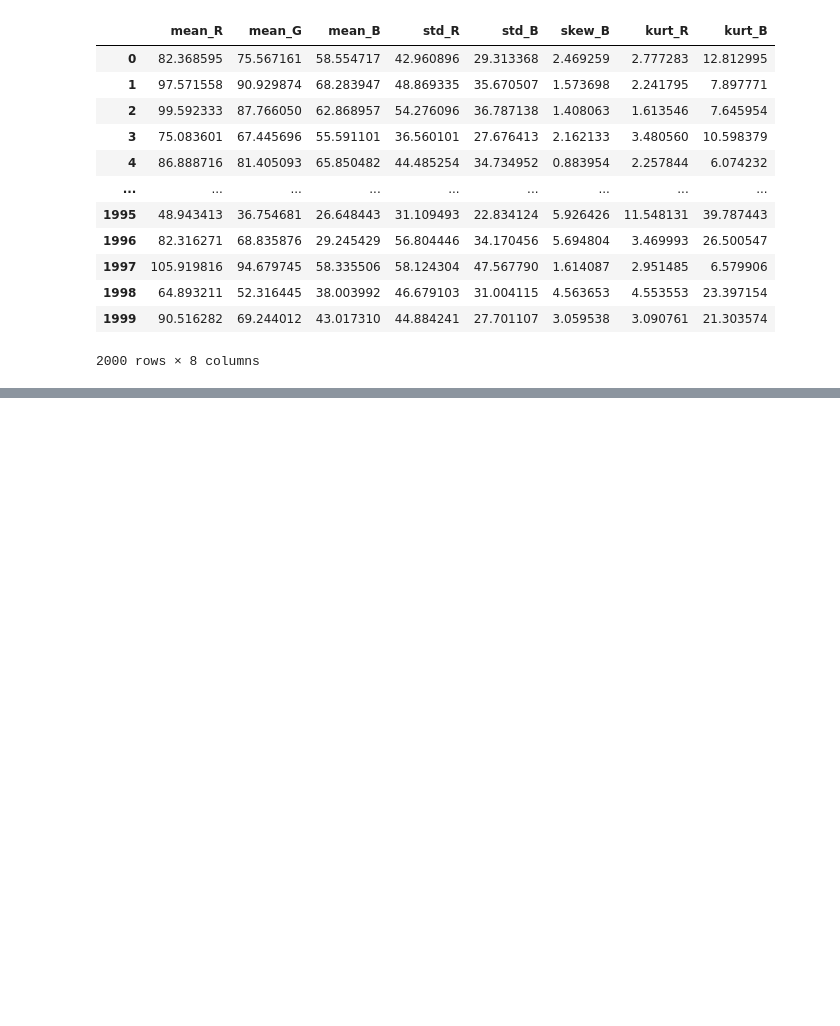
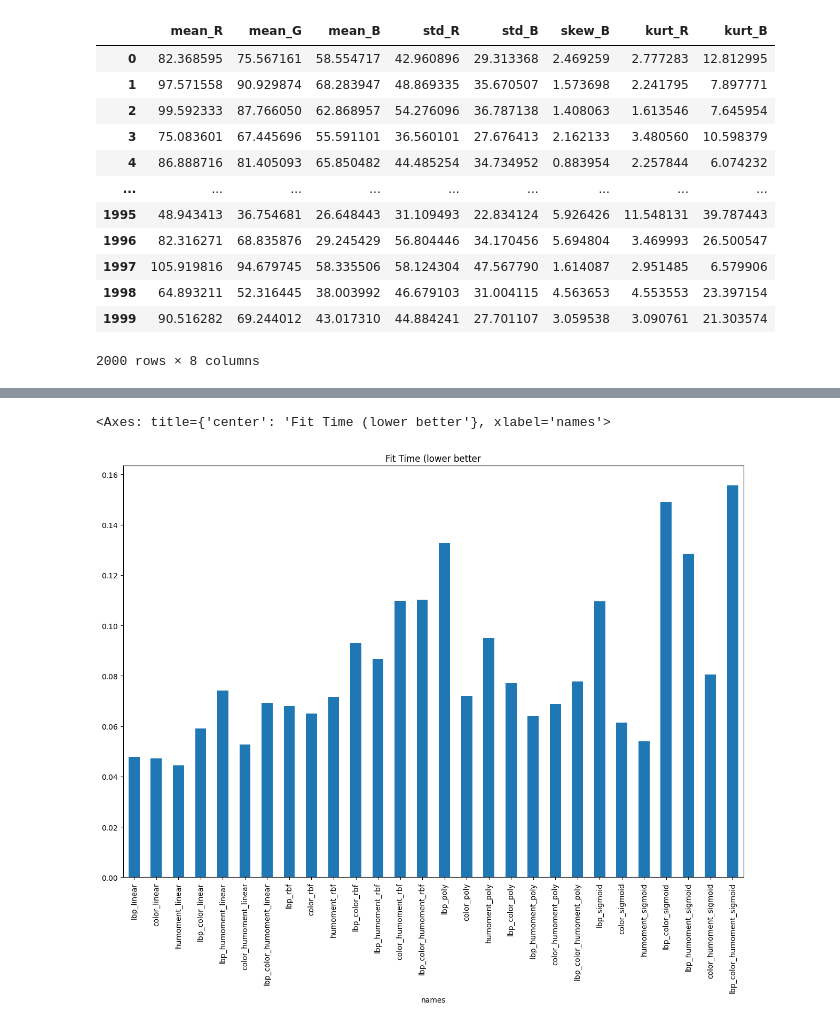
Before and after one commit to zeerafle/oil-palm-stem, a Jupyter notebook: disease_detection.ipynb, the cells around one changed output, grey strips where cells are left out. Cells and saved outputs as stored; diff of their text form; code cells hidden in the pictures; blank space fills up the shorter version.

```diff
--- a/disease_detection.ipynb
+++ b/disease_detection.ipynb
@@ -469,0 +490,9 @@ reduced_orig_img_features_svmfs.to_csv(os.path.join('data', 'reduced_orig_img_fe
+# %%
+metrics = ['f1', 'recall', 'precision', 'accuracy']
+def classify_with_svm(X: np.ndarray, y: np.ndarray, kernel: str, scoring=metrics):
+    pipe = Pipeline([
+        ('normalize', MinMaxScaler()),
+        ('classify', svm.SVC(kernel=kernel))
+    ])
+    result = cross_validate(pipe, X=X, y=y, cv=10, scoring=scoring)
+    return result
@@ -469,0 +547,5 @@ reduced_orig_img_features_svmfs.to_csv(os.path.join('data', 'reduced_orig_img_fe
+# %%
+orig_img_compare_df.set_index('names').iloc[:, 0].plot.bar(figsize=(15, 10), title='Fit Time (lower better')
+# %% [output]
+<Axes: title={'center': 'Fit Time (lower better'}, xlabel='names'>
+[figure, added]
```
Also changed, not shown: parts of 20 cells of this notebook, 16 other files.
